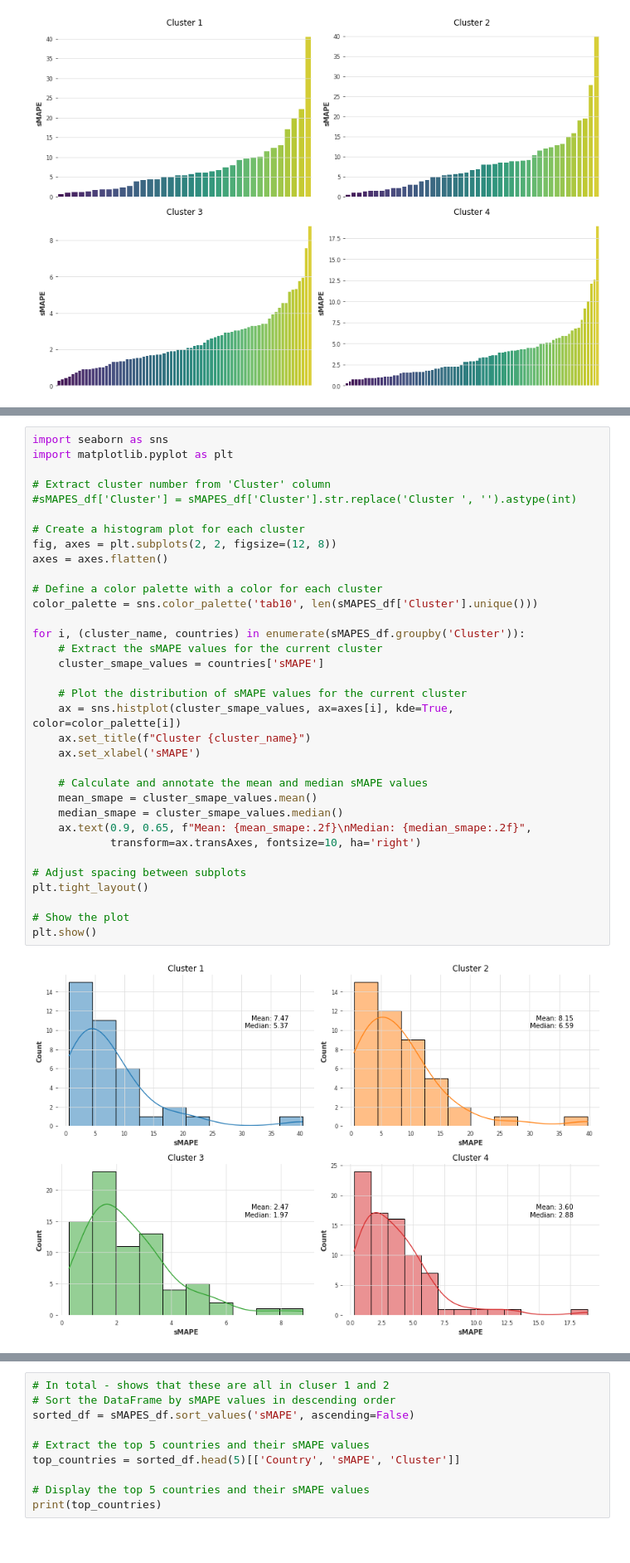
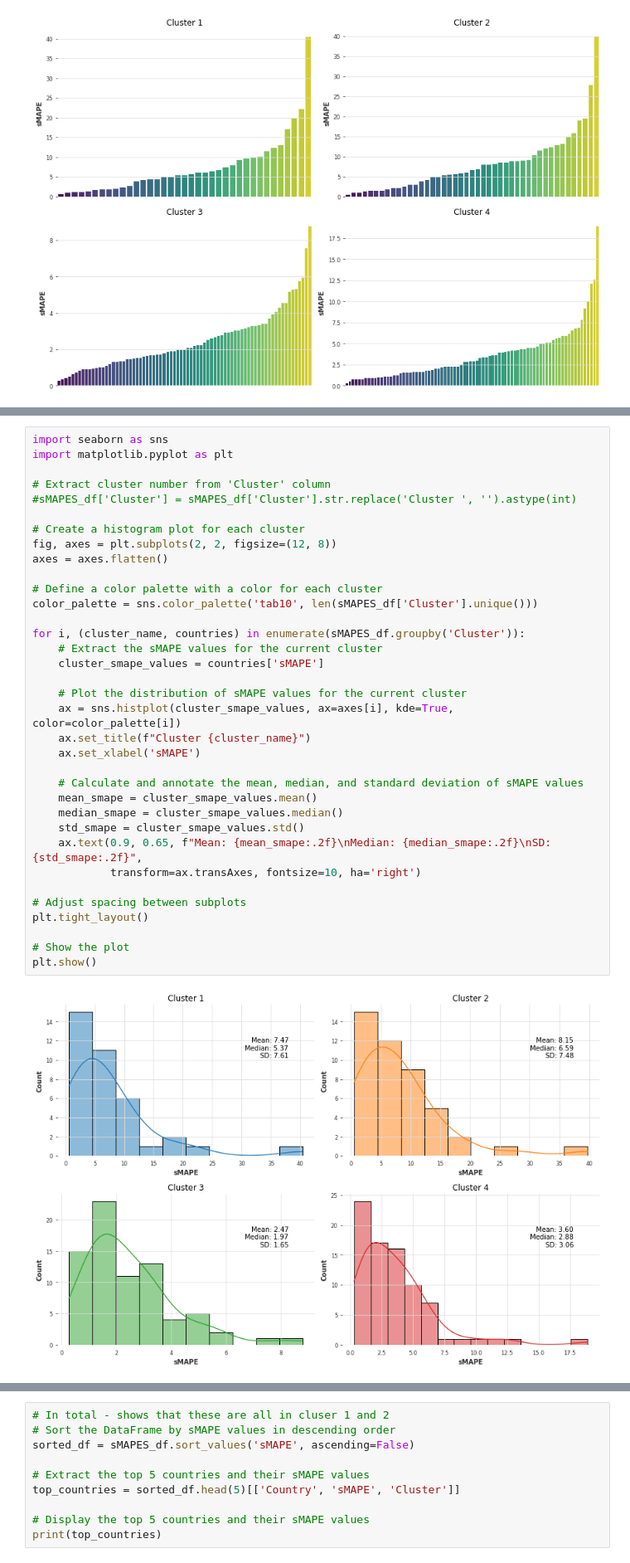
Before and after one commit to livtol99/Data-Science-Liv, a Jupyter notebook: Code/Validating_model.ipynb, the cells around one changed output, grey strips where cells are left out. Shown at 83% size. Drawn from its saved outputs; the diff is of its cells as text.

```diff
--- a/Code/Validating_model.ipynb
+++ b/Code/Validating_model.ipynb
@@ -285,33 +311,34 @@ import matplotlib.pyplot as plt
 
 # Extract cluster number from 'Cluster' column
 #sMAPES_df['Cluster'] = sMAPES_df['Cluster'].str.replace('Cluster ', '').astype(int)
 
 # Create a histogram plot for each cluster
 fig, axes = plt.subplots(2, 2, figsize=(12, 8))
 axes = axes.flatten()
 
 # Define a color palette with a color for each cluster
 color_palette = sns.color_palette('tab10', len(sMAPES_df['Cluster'].unique()))
 
 for i, (cluster_name, countries) in enumerate(sMAPES_df.groupby('Cluster')):
     # Extract the sMAPE values for the current cluster
     cluster_smape_values = countries['sMAPE']
 
     # Plot the distribution of sMAPE values for the current cluster
     ax = sns.histplot(cluster_smape_values, ax=axes[i], kde=True, color=color_palette[i])
     ax.set_title(f"Cluster {cluster_name}")
     ax.set_xlabel('sMAPE')
 
-    # Calculate and annotate the mean and median sMAPE values
+    # Calculate and annotate the mean, median, and standard deviation of sMAPE values
     mean_smape = cluster_smape_values.mean()
     median_smape = cluster_smape_values.median()
-    ax.text(0.9, 0.65, f"Mean: {mean_smape:.2f}\nMedian: {median_smape:.2f}",
+    std_smape = cluster_smape_values.std()
+    ax.text(0.9, 0.65, f"Mean: {mean_smape:.2f}\nMedian: {median_smape:.2f}\nSD: {std_smape:.2f}",
             transform=ax.transAxes, fontsize=10, ha='right')
 
 # Adjust spacing between subplots
 plt.tight_layout()
 
 # Show the plot
 plt.show()
 # %% [output]
-[figure, old version]
+[figure, new version]
```
Also changed, not shown: parts of 7 cells of this notebook, 1 other file.
